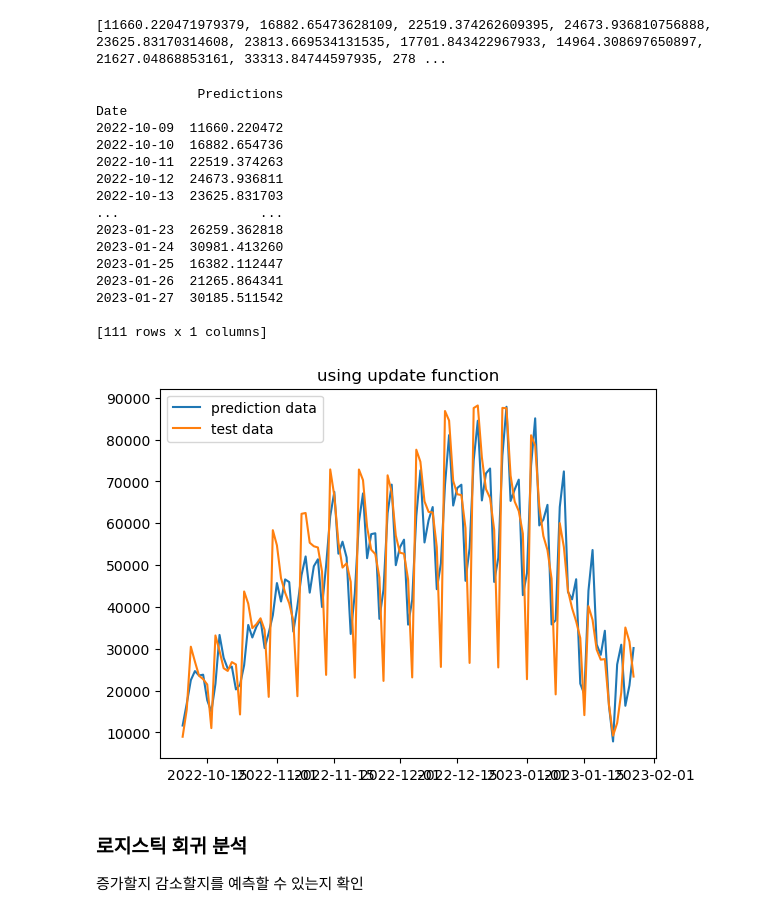
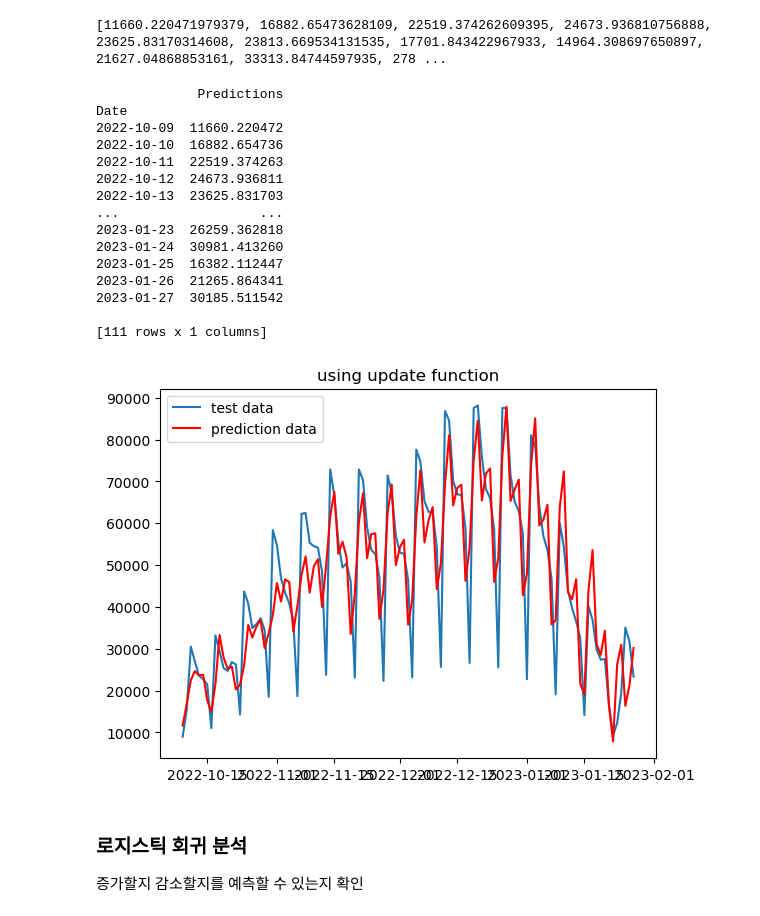
Before and after one commit to Tiabet/Time-series, a Jupyter notebook: Self-Study/ARIMA predictions model.ipynb, the cells around one changed output. Cells and saved outputs as stored; diff of their text form; code cells hidden in the pictures.

```diff
--- a/Self-Study/ARIMA predictions model.ipynb
+++ b/Self-Study/ARIMA predictions model.ipynb
@@ -168,30 +168,30 @@ print(pred_data)
 # %%
 pred_data=pd.DataFrame(pred_data,columns=['Predictions'],index=test_data.index)
 
 print(pred_data)
 
-plt.plot(pred_data,label='prediction data')
 plt.plot(test_data,label='test data')
+plt.plot(pred_data,label='prediction data',color='red')
 plt.title("using update function")
 plt.legend()
 plt.show()
 # %% [output]
              Predictions
 Date
 2022-10-09  11660.220472
 2022-10-10  16882.654736
 2022-10-11  22519.374263
 2022-10-12  24673.936811
 2022-10-13  23625.831703
 ...                  ...
 2023-01-23  26259.362818
 2023-01-24  30981.413260
 2023-01-25  16382.112447
 2023-01-26  21265.864341
 2023-01-27  30185.511542
 
 [111 rows x 1 columns]
-[figure, old version]
+[figure, new version]
 # %% [markdown]
 ### 로지스틱 회귀 분석
 증가할지 감소할지를 예측할 수 있는지 확인
```
Also changed, not shown: parts of 1 cell of this notebook.
